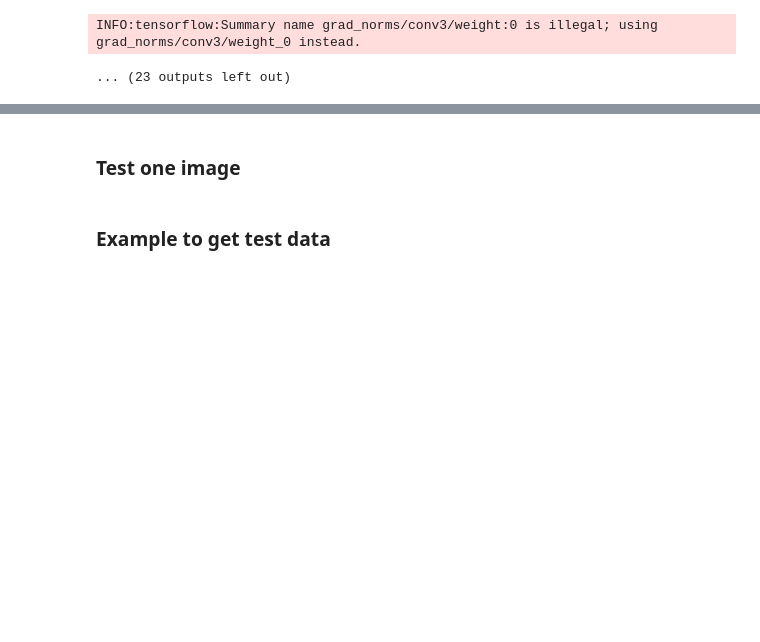
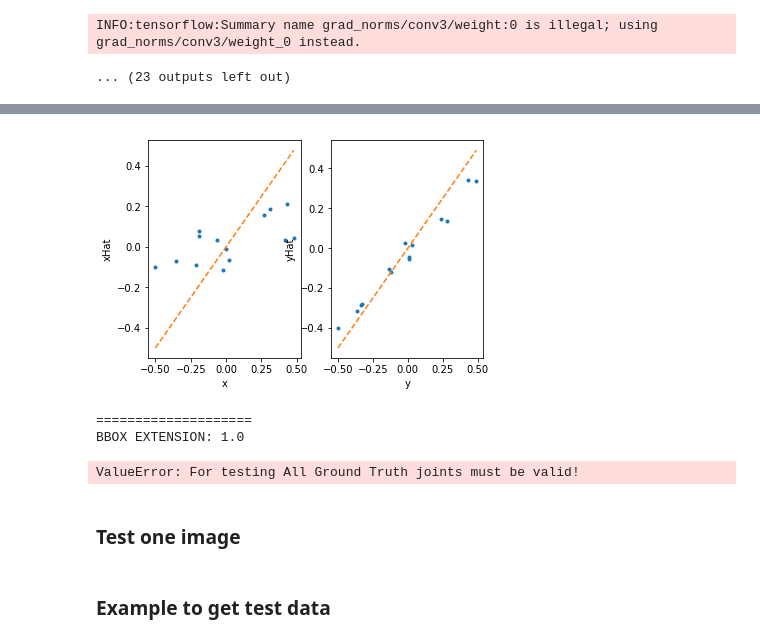
Before and after one commit to ys7yoo/deeppose_tf, a Jupyter notebook: testMET.ipynb, the cells around one changed output, grey strips where cells are left out. Drawn from its saved outputs; the diff is of its cells as text; code cells hidden in the pictures; blank space fills up the shorter version.

```diff
--- a/testMET.ipynb
+++ b/testMET.ipynb
@@ -156,27 +178,52 @@ print(predicted_joints)
 # %%
 from matplotlib import pyplot as plt
 %matplotlib inline
 
-x = gt_joints[0][:,0]
-xhat = predicted_joints[0][:,0]
-y = gt_joints[0][:,1]
-yhat = predicted_joints[0][:,1]
+imageIdx = 0
+x = gt_joints[imageIdx][:,0]
+xhat = predicted_joints[imageIdx][:,0]
+y = gt_joints[imageIdx][:,1]
+yhat = predicted_joints[imageIdx][:,1]
 
 
 plt.subplot(121)
 plt.plot(x,xhat,'.')
 plt.xlabel('x');plt.ylabel('xHat');
 plt.plot([min(x), max(x)], [min(x), max(x)],'--')
 plt.subplot(122)
 plt.plot(y,yhat,'.')
 plt.plot([min(y), max(y)], [min(y), max(y)],'--')
 plt.xlabel('y');plt.ylabel('yHat');
+# %% [output]
+[figure, added]
 # %%
 # save predicted joints coordination to prectedJointsMET_1000_14.txt
 n, numJoints, dim = predicted_joints.shape
 np.savetxt('prectedJointsMET_{}_{}.txt'.format(n,numJoints),predicted_joints.reshape(-1,numJoints*dim), delimiter=',')
 
 # TODO: convert to image coordinate before saving!
+# %%
+# calc PCP
+for ext in np.linspace(1.0, 2.0, 6, True):
+    print('\n====================')
+    print('BBOX EXTENSION:', ext)
+    test_dataset.bbox_extension_range = (ext, ext)
+
+
+    # calc metric
+    scripts.regressionnet.calc_pcp(global_step, gt_joints, gt_joints_is_valid, predicted_joints, orig_bboxes, dataset_name)
+
+    """
+    scripts.regressionnet.evaluate_pcp(net, pose_loss_op, test_iterator, None,
+                                       dataset_name=dataset_name,
+                                       tag_prefix='test')
+    """
+# %% [output]
+====================
+BBOX EXTENSION: 1.0
+ValueError: For testing All Ground Truth joints must be valid!
+# %% [markdown]
+### Test one image
 # %%
 
 image_ori = test_dataset.images['image/office activities/walking about/1.png']
@@ -192,8 +239,6 @@ plt.subplot(121)
 plt.imshow(image_ori[:,:,::-1], interpolation = 'bicubic')
 plt.subplot(122)
 plt.imshow(image[:,:,::-1], interpolation = 'bicubic')
-# %% [markdown]
-### Test one image
 # %%
 from chainer import iterators
 test_it = iterators.MultiprocessIterator(test_dataset, batch_size=batch_size,
```
Also changed, not shown: parts of 2 cells of this notebook.
